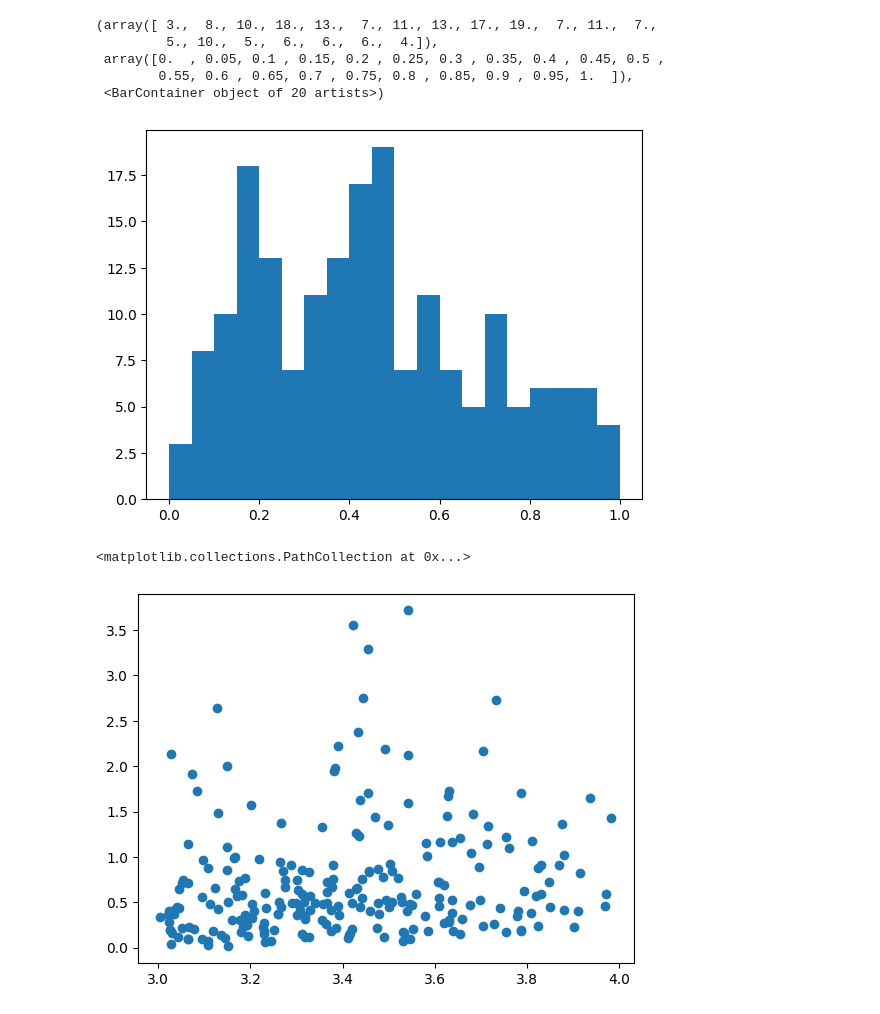
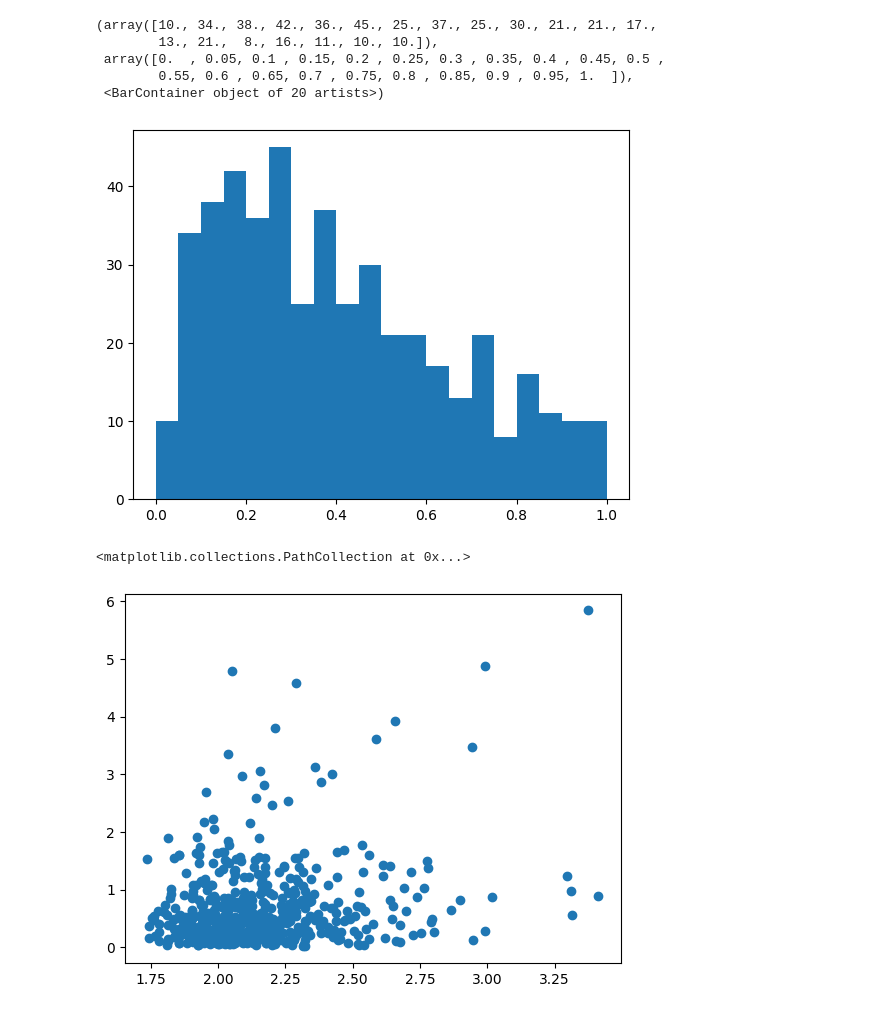
Before and after one commit to rishibbdb/TPN_DeV, a Jupyter notebook: dev/notebooks/batched_recos.ipynb, the cells around one changed output. Drawn from its saved outputs; the diff is of its cells as text; code cells hidden in the pictures.

```diff
--- a/dev/notebooks/batched_recos.ipynb
+++ b/dev/notebooks/batched_recos.ipynb
@@ -23,15 +23,15 @@ from dom_track_eval import get_eval_network_doms_and_track
 # %%
 # Get an IceCube event.
 bp = '/home/storage2/hans/i3files/21217'
-sim_handler = I3SimHandlerFtr(os.path.join(bp, 'meta_ds_21217_from_35000_to_53530.ftr'),
-                              os.path.join(bp, 'pulses_ds_21217_from_35000_to_53530.ftr'),
+sim_handler = I3SimHandlerFtr(os.path.join(bp, 'meta_ds_21217_from_35000_to_53530_nchannel_50_to_100.ftr'),
+                              os.path.join(bp, 'pulses_ds_21217_from_35000_to_53530_nchannel_50_to_100.ftr'),
                               '/home/storage/hans/jax_reco/data/icecube/detector_geometry.csv')
 # %%
 dtype = jnp.float32
 eval_network_v = get_network_eval_v_fn(bpath='/home/storage/hans/jax_reco/data/network', dtype=dtype)
 eval_network_doms_and_track = get_eval_network_doms_and_track(eval_network_v, dtype=dtype)
 # %%
-batch_maker = I3SimBatchHandler(sim_handler, batch_size=256)
+batch_maker = I3SimBatchHandler(sim_handler, batch_size=1024)
 # %%
 batch_iter = batch_maker.get_batch_iterator()
 # %%
@@ -296,17 +296,17 @@ import matplotlib.pyplot as plt
 # %%
 plt.hist(gcd, bins=np.linspace(0.0, 1.0, 21))
 # %% [output]
-(array([ 3.,  8., 10., 18., 13.,  7., 11., 13., 17., 19.,  7., 11.,  7.,
-         5., 10.,  5.,  6.,  6.,  6.,  4.]),
+(array([10., 34., 38., 42., 36., 45., 25., 37., 25., 30., 21., 21., 17.,
+        13., 21.,  8., 16., 11., 10., 10.]),
  array([0.  , 0.05, 0.1 , 0.15, 0.2 , 0.25, 0.3 , 0.35, 0.4 , 0.45, 0.5 ,
         0.55, 0.6 , 0.65, 0.7 , 0.75, 0.8 , 0.85, 0.9 , 0.95, 1.  ]),
  <BarContainer object of 20 artists>)
-[figure, old version]
+[figure, new version]
 # %%
-plt.scatter(jnp.log10(mctruth[:,0]), gcd)
+plt.scatter(jnp.log10(mctruth[:,1]), gcd)
 # %% [output]
 <matplotlib.collections.PathCollection at 0x...>
-[figure, old version]
+[figure, new version]
 # %%
 plt.scatter(gcd_smpe, gcd, s=5)
 plt.xlim([0.0, 3.0])
```
Also changed, not shown: parts of 18 cells of this notebook.
